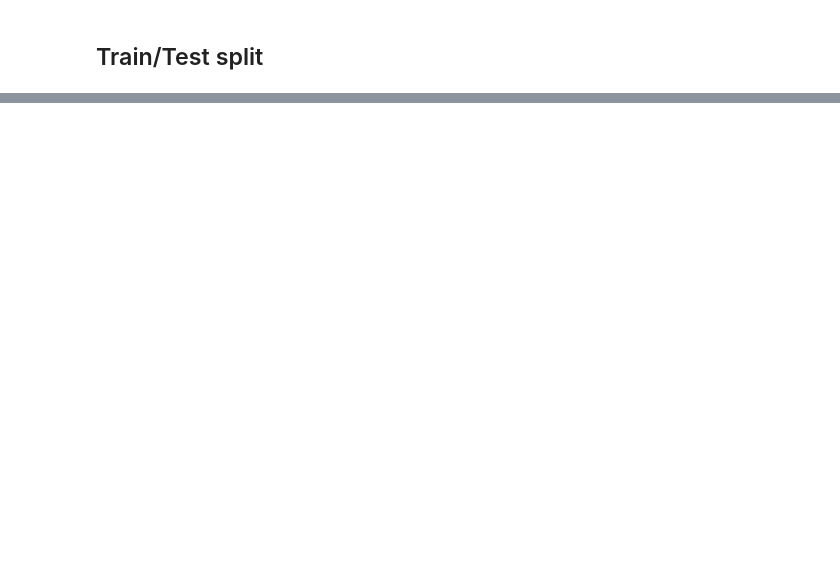
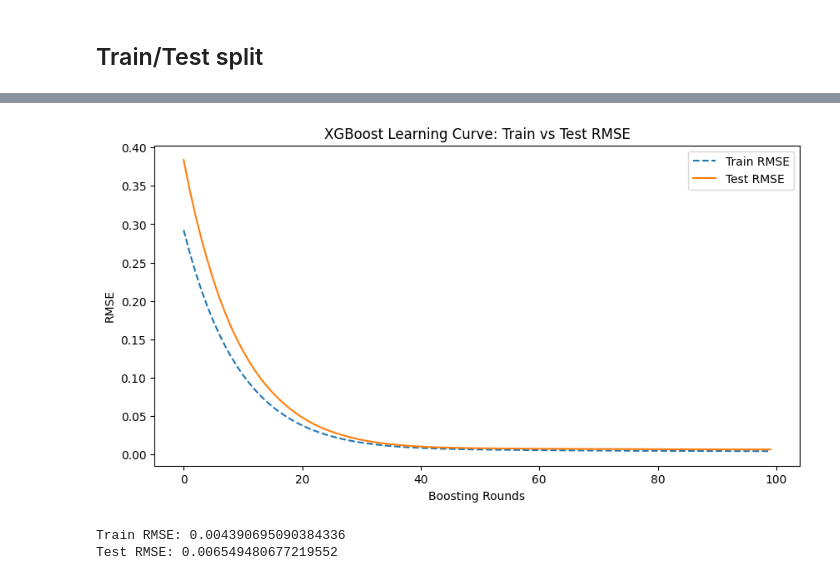
Before and after one commit to apmalinsky/AAI-530-IoT-FinalProject, a Jupyter notebook: notebooks/continuous-pred.ipynb, the cells around one changed output, grey strips where cells are left out. Drawn from its saved outputs; the diff is of its cells as text; code cells hidden in the pictures; blank space fills up the shorter version.

```diff
--- a/notebooks/continuous-pred.ipynb
+++ b/notebooks/continuous-pred.ipynb
@@ -193,0 +139,32 @@ Epoch 7/50
+# %%
+# The predictions are very close to the actual values on the first attempt
+# Comparing train RMSE to test RMSE to check for overfitting
+
+def check_for_overfitting(model, X_train, X_test, y_train, y_test):
+    y_train_pred = model.predict(X_train)
+    y_test_pred = model.predict(X_test)
+
+    # Calculate RMSE for train and test sets
+    train_rmse = np.sqrt(mean_squared_error(y_train, y_train_pred))
+    test_rmse = np.sqrt(mean_squared_error(y_test, y_test_pred))
+
+    # Learning curve plot
+    eval_results = model.evals_result()
+
+    plt.figure(figsize=(10, 5))
+    plt.plot(eval_results["validation_0"]["rmse"], label="Train RMSE", linestyle="dashed")
+    plt.plot(eval_results["validation_1"]["rmse"], label="Test RMSE", linestyle="solid")
+    plt.xlabel("Boosting Rounds")
+    plt.ylabel("RMSE")
+    plt.title("XGBoost Learning Curve: Train vs Test RMSE")
+    plt.legend()
+    plt.show()
+
+    print("Train RMSE: {}".format(train_rmse))
+    print("Test RMSE: {}".format(test_rmse))
+
+check_for_overfitting(xgb_model, X_train, X_test, y_train, y_test)
+# %% [output]
+[figure, added]
+Train RMSE: 0.004390695090384336
+Test RMSE: 0.006549480677219552
```
Also changed, not shown: parts of 16 cells of this notebook.
